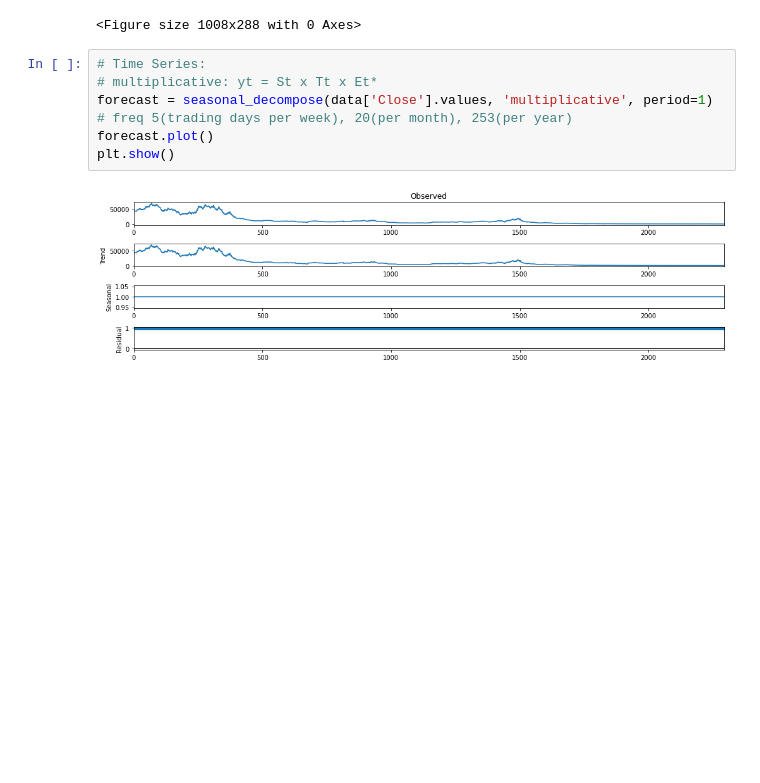
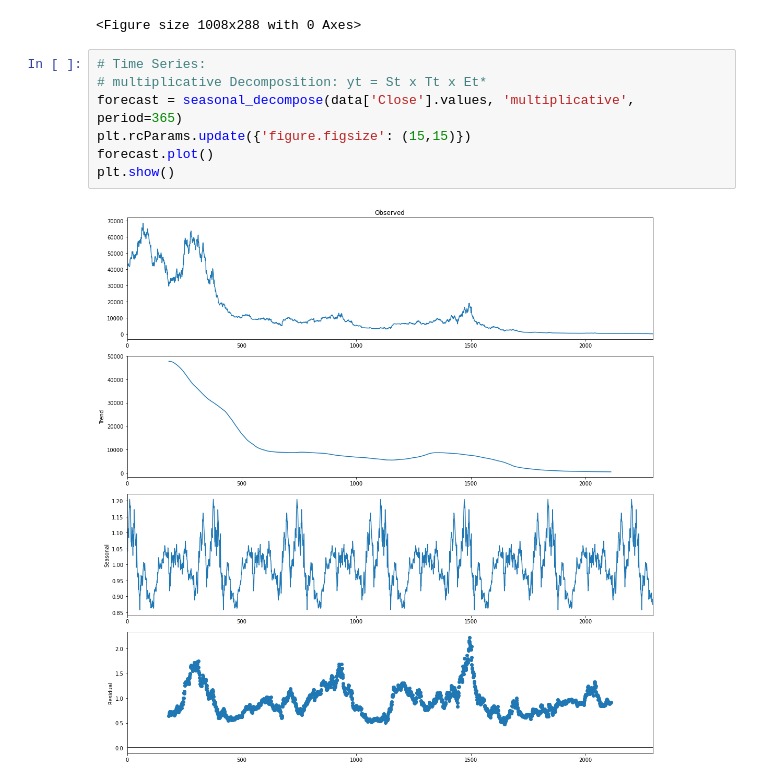
Before and after one commit to JonathanSuryadiputra/datascience-ca1, a Jupyter notebook: chiieong/CA.ipynb, the cells around one changed output. Drawn from its saved outputs; the diff is of its cells as text; blank space fills up the shorter version.

```diff
--- a/chiieong/CA.ipynb
+++ b/chiieong/CA.ipynb
@@ -57,12 +57,12 @@ plt.show()
 # %% [output]
 [figure]
 <Figure size 1008x288 with 0 Axes>
-# %%
-# Time Series:
-# multiplicative: yt = St x Tt x Et*
-forecast = seasonal_decompose(data['Close'].values, 'multiplicative', period=1)
-# freq 5(trading days per week), 20(per month), 253(per year)
-forecast.plot()
-plt.show()
-# %% [output]
-[figure, removed]
+# %%
+# Time Series:
+# multiplicative Decomposition: yt = St x Tt x Et*
+forecast = seasonal_decompose(data['Close'].values, 'multiplicative', period=365)
+plt.rcParams.update({'figure.figsize': (15,15)})
+forecast.plot()
+plt.show()
+# %% [output]
+[figure, added]
```
Also changed, not shown: parts of 8 cells of this notebook.
